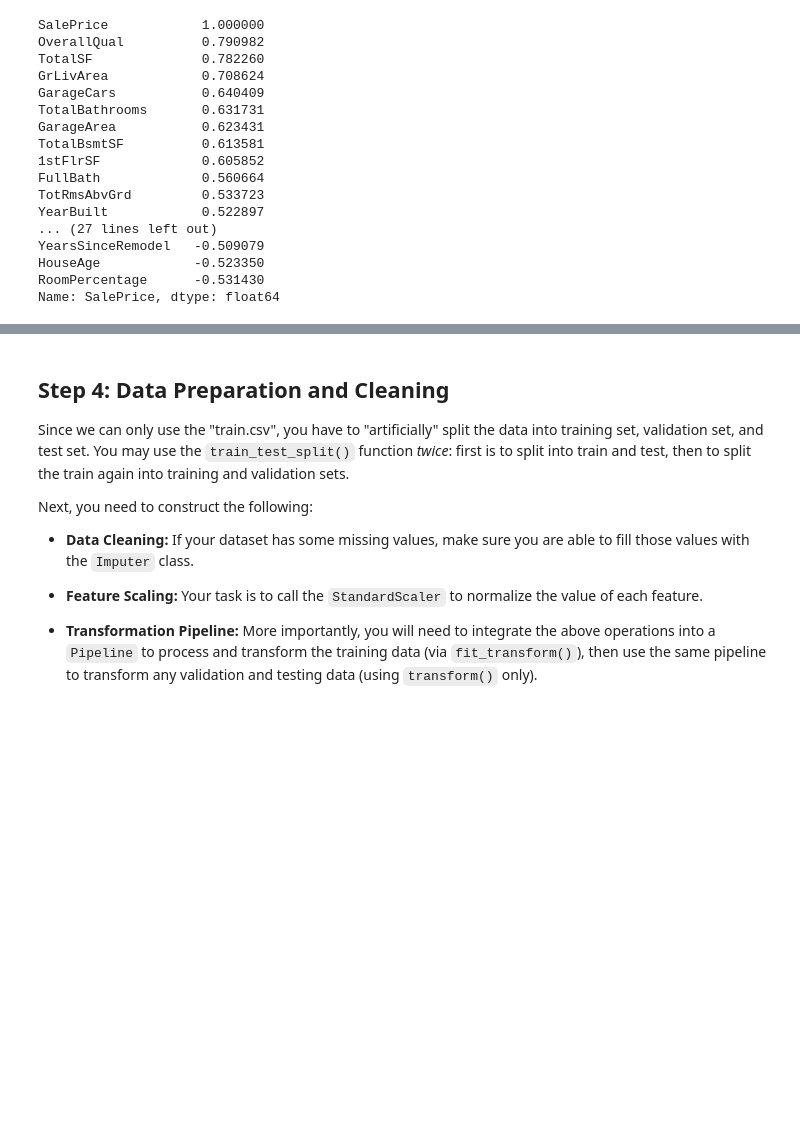
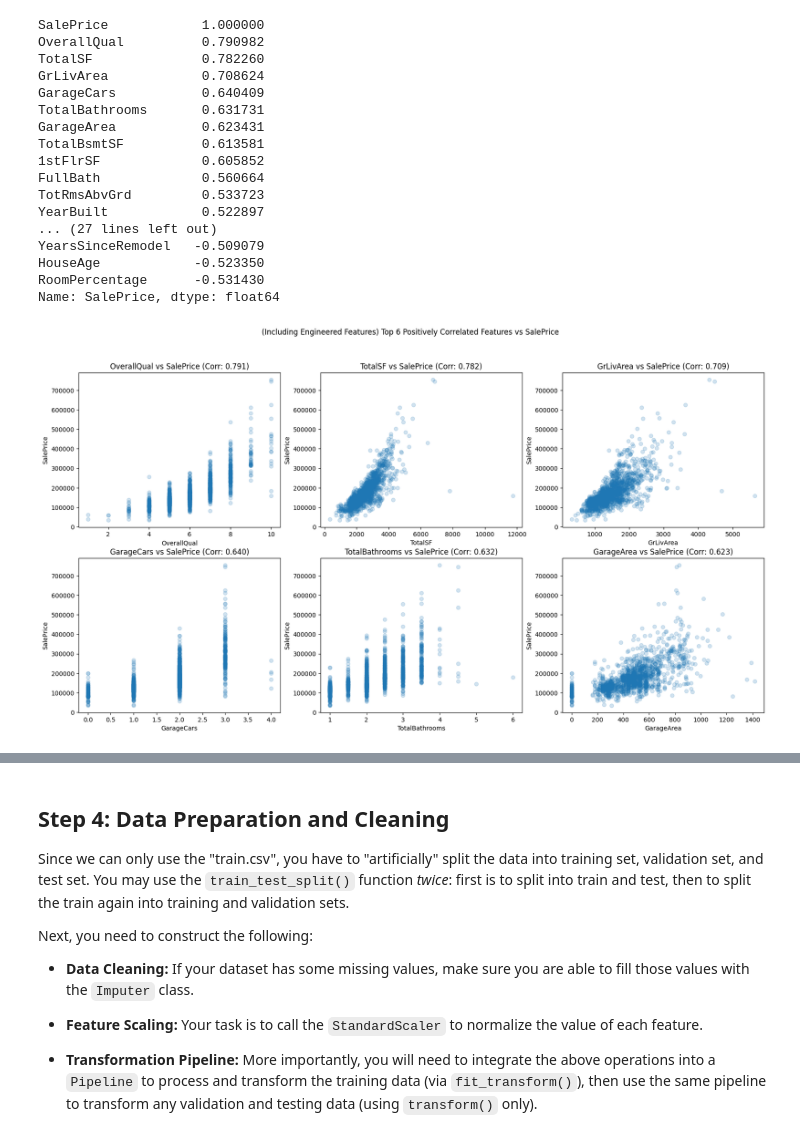
Before and after one commit to Ryguy-1/cs4774-codeathons, a Jupyter notebook: codeathon-1/zbp6dw_codeathon_1.ipynb, the cells around one changed output, grey strips where cells are left out. Drawn from its saved outputs; the diff is of its cells as text; code cells hidden in the pictures; blank space fills up the shorter version.

```diff
--- a/codeathon-1/zbp6dw_codeathon_1.ipynb
+++ b/codeathon-1/zbp6dw_codeathon_1.ipynb
@@ -364,3 +365,20 @@ YearsSinceRemodel   -0.509079
 HouseAge            -0.523350
 RoomPercentage      -0.531430
 Name: SalePrice, dtype: float64
+# %%
+top_pos_corr_features = corr_matrix["SalePrice"].sort_values(ascending=False).index[1:7]
+
+fig, axs = plt.subplots(2, 3, figsize=(20, 10))
+
+for i, feature in enumerate(top_pos_corr_features):
+    axs[i // 3, i % 3].scatter(housing_df[feature], housing_df["SalePrice"], alpha=0.2)
+    axs[i // 3, i % 3].set_title(f"{feature} vs SalePrice (Corr: {corr_matrix.loc[feature, 'SalePrice']:.3f})")
+
+    axs[i // 3, i % 3].set_xlabel(feature)
+    axs[i // 3, i % 3].set_ylabel("SalePrice")
+
+fig.suptitle("(Including Engineered Features) Top 6 Positively Correlated Features vs SalePrice")
+
+plt.show()
+# %% [output]
+[figure, added]
```
Also changed, not shown: parts of 3 cells of this notebook.
